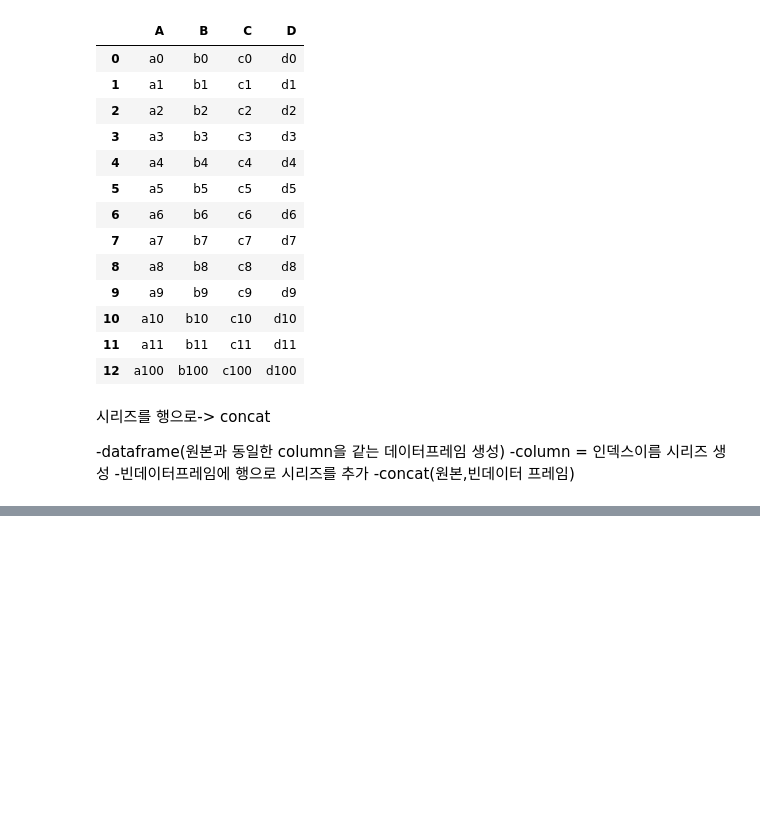
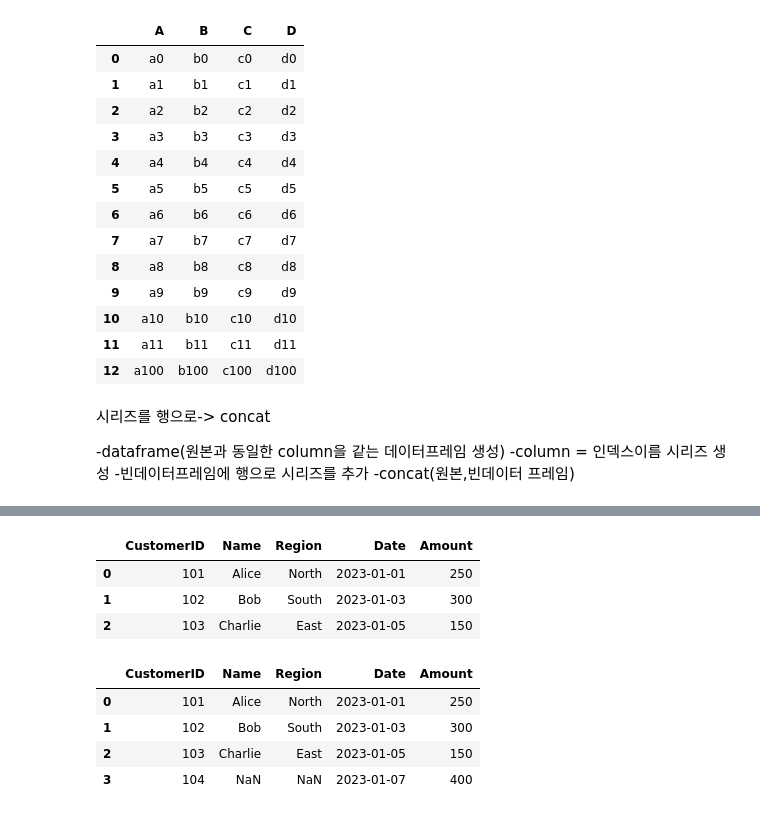
Before and after one commit to dhrhee96/hipython, a Jupyter notebook: 42.데이터전처리.ipynb, the cells around one changed output, grey strips where cells are left out. Cells and saved outputs as stored; diff of their text form; code cells hidden in the pictures; blank space fills up the shorter version.

```diff
--- a/42.데이터전처리.ipynb
+++ b/42.데이터전처리.ipynb
@@ -305,0 +312,5 @@ total_df_add
+# %%
+# 매출데이터
+sales_data = pd.DataFrame({ 'CustomerID': [101, 102, 103, 104], 'Date': ['2023-01-01', '2023-01-03', '2023-01-05', '2023-01-07'], 'Amount': [250, 300, 150, 400] })
+# 고객데이터
+customer_data = pd.DataFrame({ 'CustomerID': [101, 102, 103, 105], 'Name': ['Alice', 'Bob', 'Charlie', 'Eva'], 'Region': ['North', 'South', 'East', 'West'] })
@@ -305,0 +341,15 @@ total_df_add
+# %%
+pd.merge(customer_data,sales_data,on='CustomerID')
+# %% [output]
+|  | CustomerID | Name | Region | Date | Amount |
+| 0 | 101 | Alice | North | 2023-01-01 | 250 |
+| 1 | 102 | Bob | South | 2023-01-03 | 300 |
+| 2 | 103 | Charlie | East | 2023-01-05 | 150 |
+# %%
+pd.merge(customer_data,sales_data,on='CustomerID',how='right')
+# %% [output]
+|  | CustomerID | Name | Region | Date | Amount |
+| 0 | 101 | Alice | North | 2023-01-01 | 250 |
+| 1 | 102 | Bob | South | 2023-01-03 | 300 |
+| 2 | 103 | Charlie | East | 2023-01-05 | 150 |
+| 3 | 104 | NaN | NaN | 2023-01-07 | 400 |
```
Also changed, not shown: parts of 8 cells of this notebook, 2 other files.
